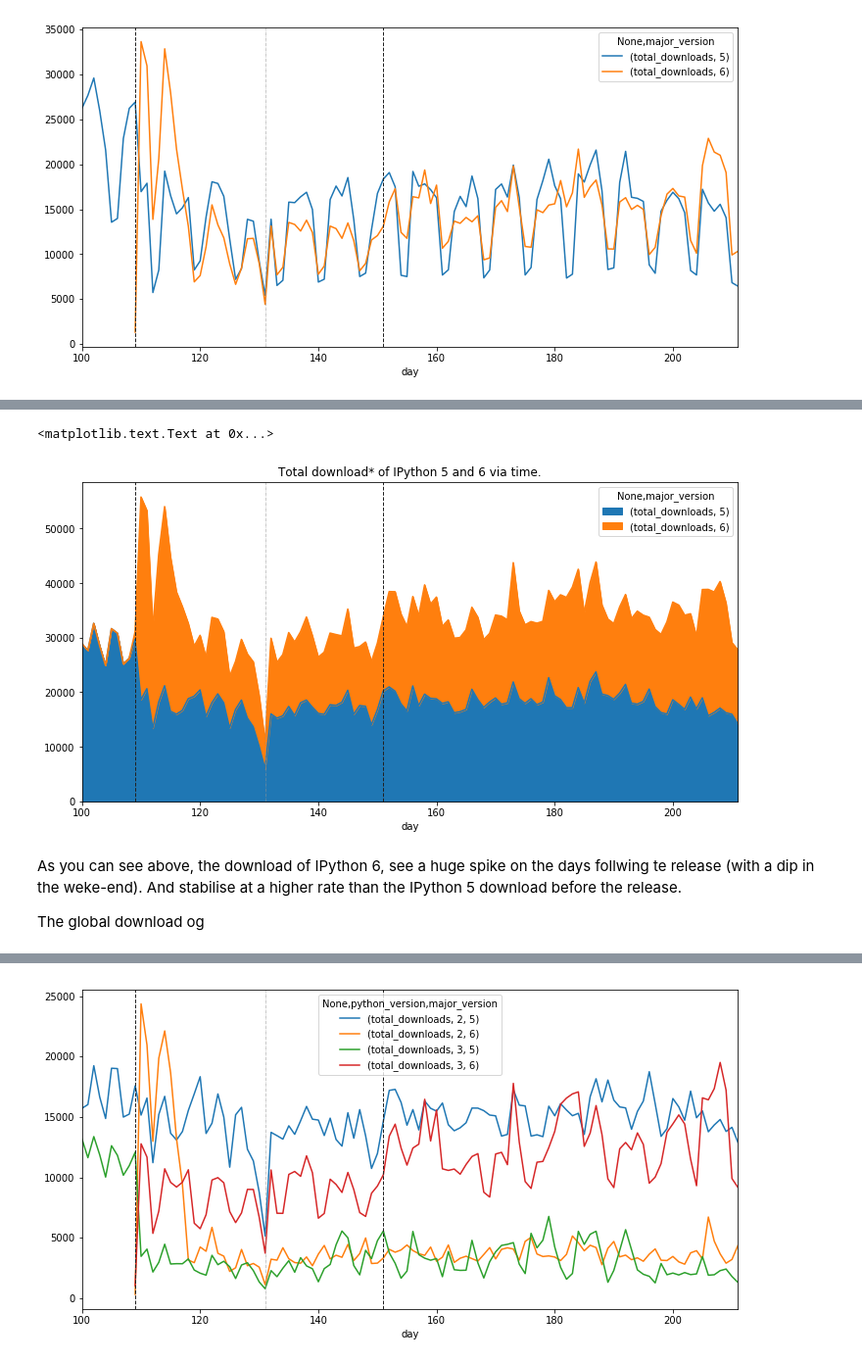
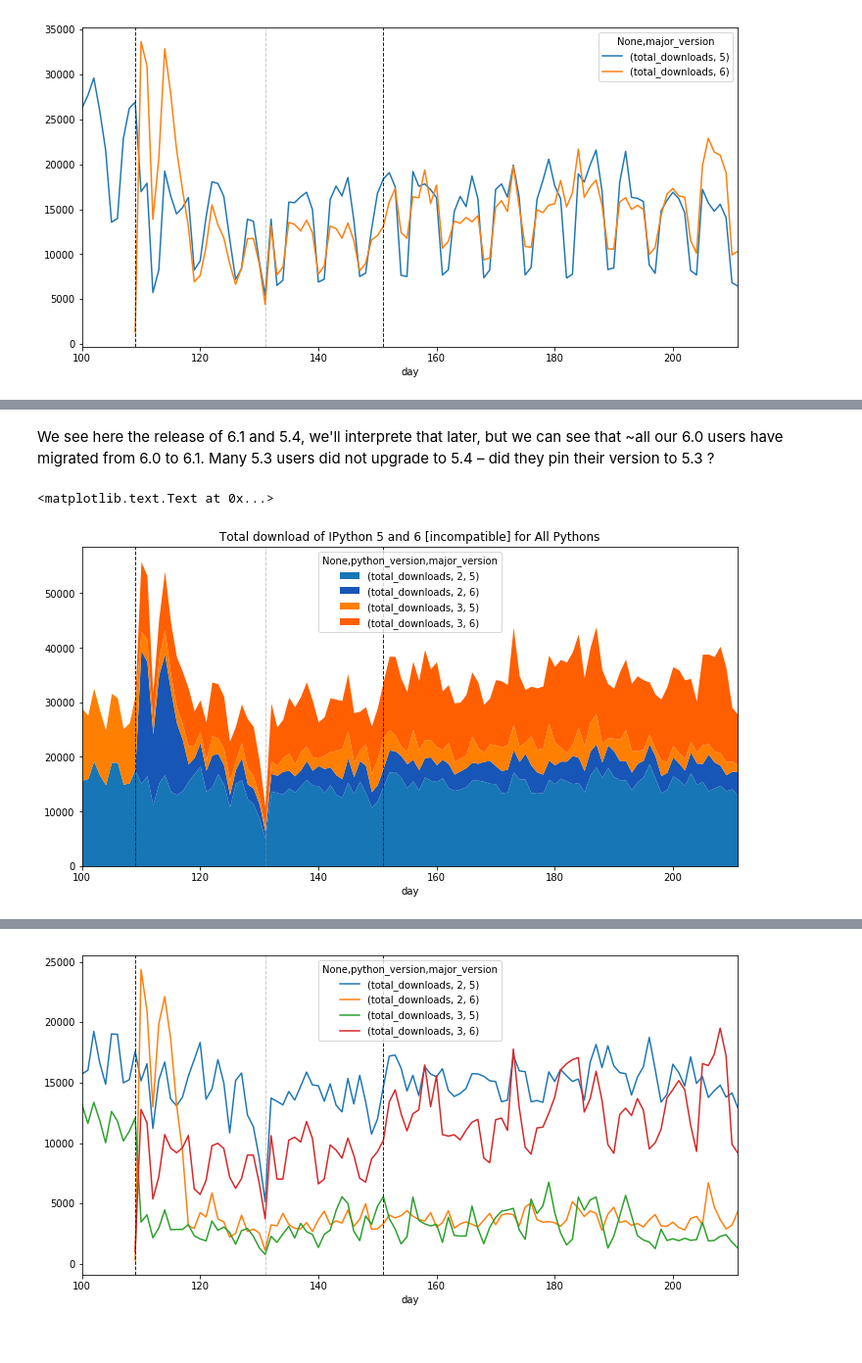
Before and after one commit to Carreau/talks, a Jupyter notebook: 2017-08-13-pybay/IPython-dls_2.ipynb, the cells around one changed output, grey strips where cells are left out. Shown at 98% size. Saved outputs shown, nothing was run; the diff lists cells and outputs as text; code cells hidden in the pictures.

```diff
--- a/2017-08-13-pybay/IPython-dls_2.ipynb
+++ b/2017-08-13-pybay/IPython-dls_2.ipynb
@@ -149,14 +220,15 @@ annotate(ax)
+# %% [markdown]
+We see here the release of 6.1 and 5.4, we'll interprete that later, but we can see that ~all our 6.0 users have migrated from 6.0 to 6.1. Many 5.3 users did not upgrade to 5.4 – did they pin their version to 5.3 ?
 # %%
-dff = adf.drop(['pip', 'python_version',  'version'], 1)
-ax = dff.pivot_table(dff, index=['day'], columns=['major_version'], aggfunc=sum).plot(kind='area')
+ldf = adf.drop('version',1)
+#ldf = ldf[ldf['major_version'] == 5].drop('major_version', 1)
+# ldf = ldf[ldf['pip'] != 'old pip'].drop('pip', 1)
 
+ax = ldf.pivot_table(ldf, index=['day'], columns=['python_version', 'major_version'], aggfunc=sum)\
+                    .plot(kind='area', lw=0,
+                          color=['#1776b6', '#1756b6', '#ff7f00',  '#ff5f00'])
 annotate(ax)
-ax.set_title("Total download* of IPython 5 and 6 through time.")
-plt.savefig()
+ax.set_title('Total download of IPython 5 and 6 [incompatible] for All Pythons')
 # %% [output]
 <matplotlib.text.Text at 0x...>
-[figure, old version]
+[figure, new version]
-# %% [markdown]
-As you can see above, the download of IPython 6, see a huge spike on the days follwing te release (with a dip in the weke-end). And stabilise at a higher rate than the IPython 5 download before the release.
-
-The global download og
```
Also changed, not shown: parts of 20 cells of this notebook, 19 other files.
